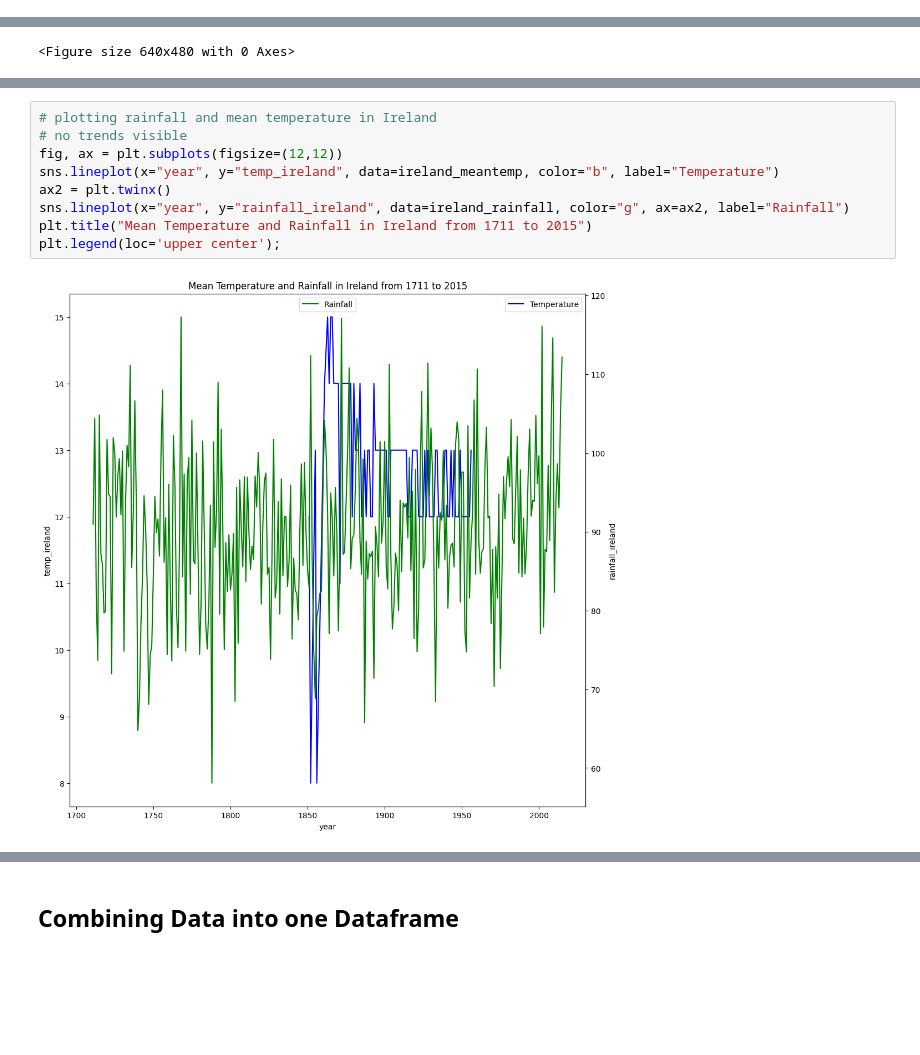
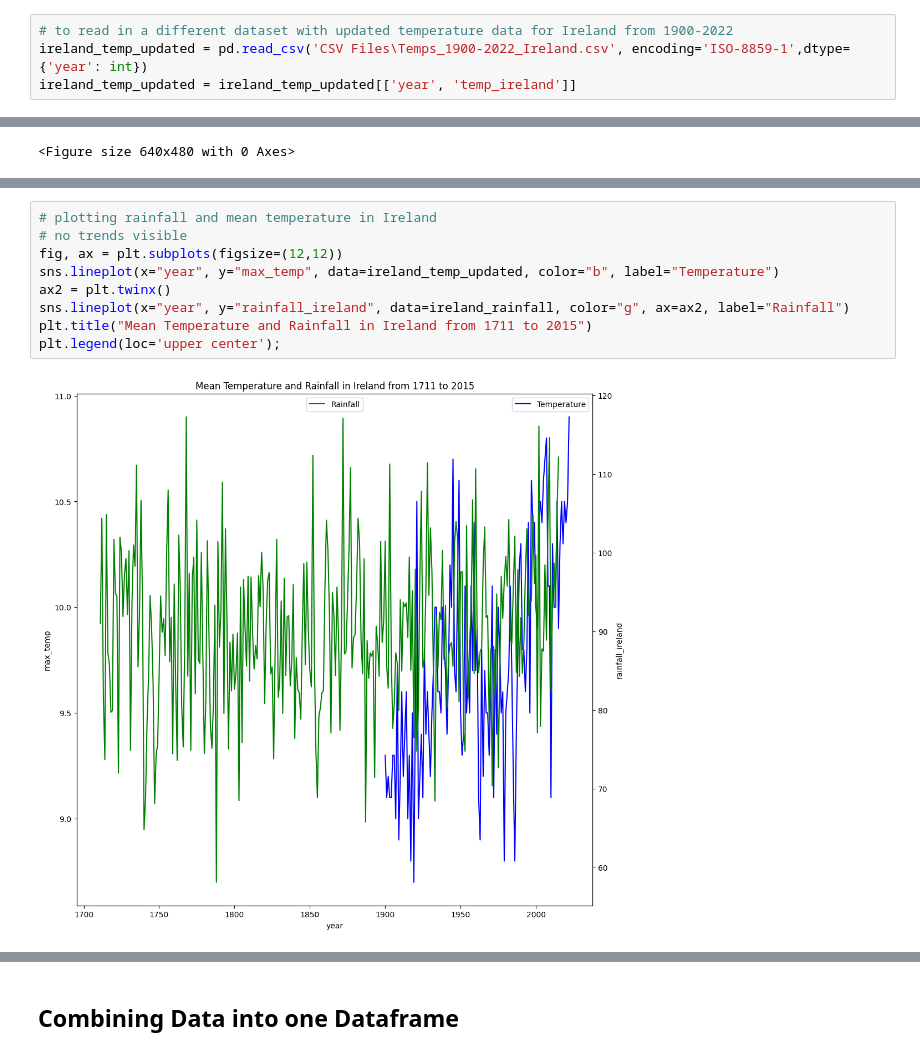
Before and after one commit to rachel-king4/PfDA_Assignment_2, a Jupyter notebook: pfda_assignment_2.ipynb, the cells around one changed output, grey strips where cells are left out. Saved outputs shown, nothing was run; the diff lists cells and outputs as text; blank space fills up the shorter version.

Commit message:
added csv file with upated temp data for Ireland

```diff
--- a/pfda_assignment_2.ipynb
+++ b/pfda_assignment_2.ipynb
@@ -483,6 +483,10 @@ sns.regplot(x = "year", y = "max_temp", data = df_ireland_temp_mean, color='blue
 plt.show()
 # %% [output]
 [figure]
+# %%
+# to read in a different dataset with updated temperature data for Ireland from 1900-2022
+ireland_temp_updated = pd.read_csv('CSV Files\Temps_1900-2022_Ireland.csv', encoding='ISO-8859-1',dtype={'year': int})
+ireland_temp_updated = ireland_temp_updated[['year', 'temp_ireland']]
 # %% [markdown]
 ### Plotting Temperature and Rainfall in Ireland
 # %%
@@ -515,11 +526,11 @@ plt.clf()
 # %%
 # plotting rainfall and mean temperature in Ireland
 # no trends visible
 fig, ax = plt.subplots(figsize=(12,12))
-sns.lineplot(x="year", y="temp_ireland", data=ireland_meantemp, color="b", label="Temperature")
+sns.lineplot(x="year", y="max_temp", data=ireland_temp_updated, color="b", label="Temperature")
 ax2 = plt.twinx()
 sns.lineplot(x="year", y="rainfall_ireland", data=ireland_rainfall, color="g", ax=ax2, label="Rainfall")
 plt.title("Mean Temperature and Rainfall in Ireland from 1711 to 2015")
 plt.legend(loc='upper center');
 # %% [output]
-[figure, old version]
+[figure, new version]
```
Also changed, not shown: parts of 7 cells of this notebook, 1 other file.
